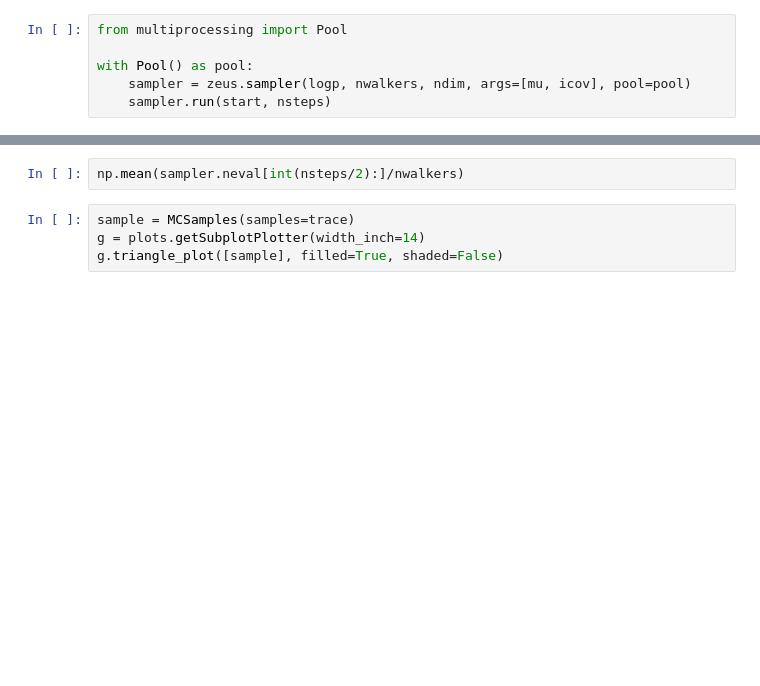
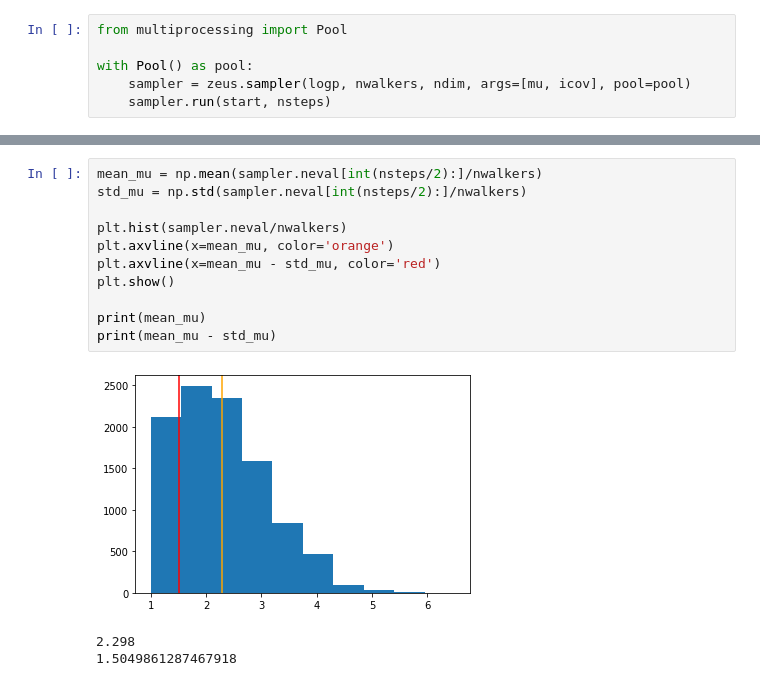
Before and after one commit to minaskar/zeus, a Jupyter notebook: examples/normal_distribution.ipynb, the cells around one changed output, grey strips where cells are left out. Saved outputs shown, nothing was run; the diff lists cells and outputs as text; blank space fills up the shorter version.

```diff
--- a/examples/normal_distribution.ipynb
+++ b/examples/normal_distribution.ipynb
@@ -73,6 +103,15 @@ plt.plot(np.arange(nsteps),sampler.neval/nwalkers)
-# %%
-np.mean(sampler.neval[int(nsteps/2):]/nwalkers)
-# %%
-sample = MCSamples(samples=trace)
-g = plots.getSubplotPlotter(width_inch=14)
-g.triangle_plot([sample], filled=True, shaded=False)
+# %%
+mean_mu = np.mean(sampler.neval[int(nsteps/2):]/nwalkers)
+std_mu = np.std(sampler.neval[int(nsteps/2):]/nwalkers)
+
+plt.hist(sampler.neval/nwalkers)
+plt.axvline(x=mean_mu, color='orange')
+plt.axvline(x=mean_mu - std_mu, color='red')
+plt.show()
+
+print(mean_mu)
+print(mean_mu - std_mu)
+# %% [output]
+[figure, added]
+2.298
+1.5049861287467918
```
Also changed, not shown: parts of 8 cells of this notebook, 17 other files.
